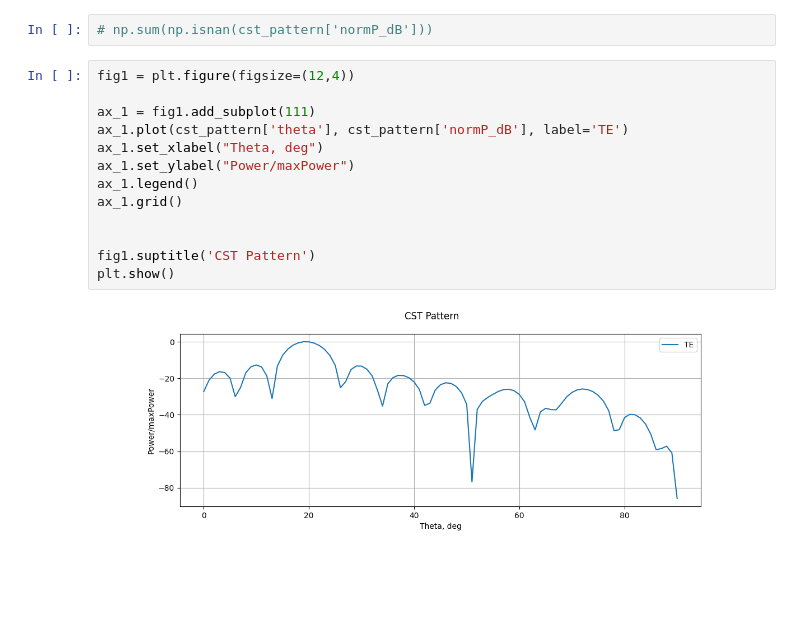
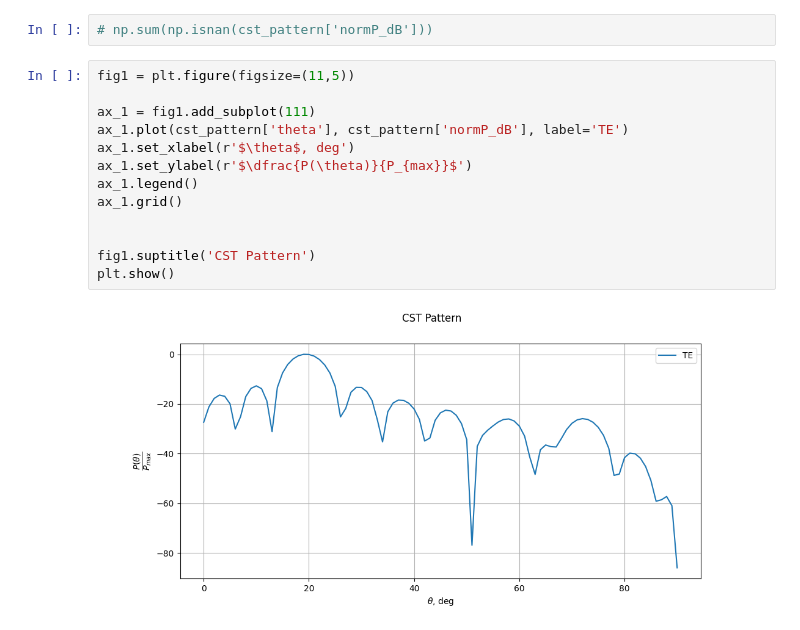
Before and after one commit to isvoropaev02/post_processing_RIS, a Jupyter notebook: scattering_pattern_RIS.ipynb, the cells around one changed output. Saved outputs shown, nothing was run; the diff lists cells and outputs as text; blank space fills up the shorter version.

```diff
--- a/scattering_pattern_RIS.ipynb
+++ b/scattering_pattern_RIS.ipynb
@@ -79,17 +79,17 @@ cst_pattern.head()
 # %%
 # np.sum(np.isnan(cst_pattern['normP_dB']))
 # %%
-fig1 = plt.figure(figsize=(12,4))
+fig1 = plt.figure(figsize=(11,5))
 
 ax_1 = fig1.add_subplot(111)
 ax_1.plot(cst_pattern['theta'], cst_pattern['normP_dB'], label='TE')
-ax_1.set_xlabel("Theta, deg")
-ax_1.set_ylabel("Power/maxPower")
+ax_1.set_xlabel(r'$\theta$, deg')
+ax_1.set_ylabel(r'$\dfrac{P(\theta)}{P_{max}}$')
 ax_1.legend()
 ax_1.grid()
 
 
 fig1.suptitle('CST Pattern')
 plt.show()
 # %% [output]
-[figure, old version]
+[figure, new version]
```
Also changed, not shown: parts of 1 cell of this notebook.
